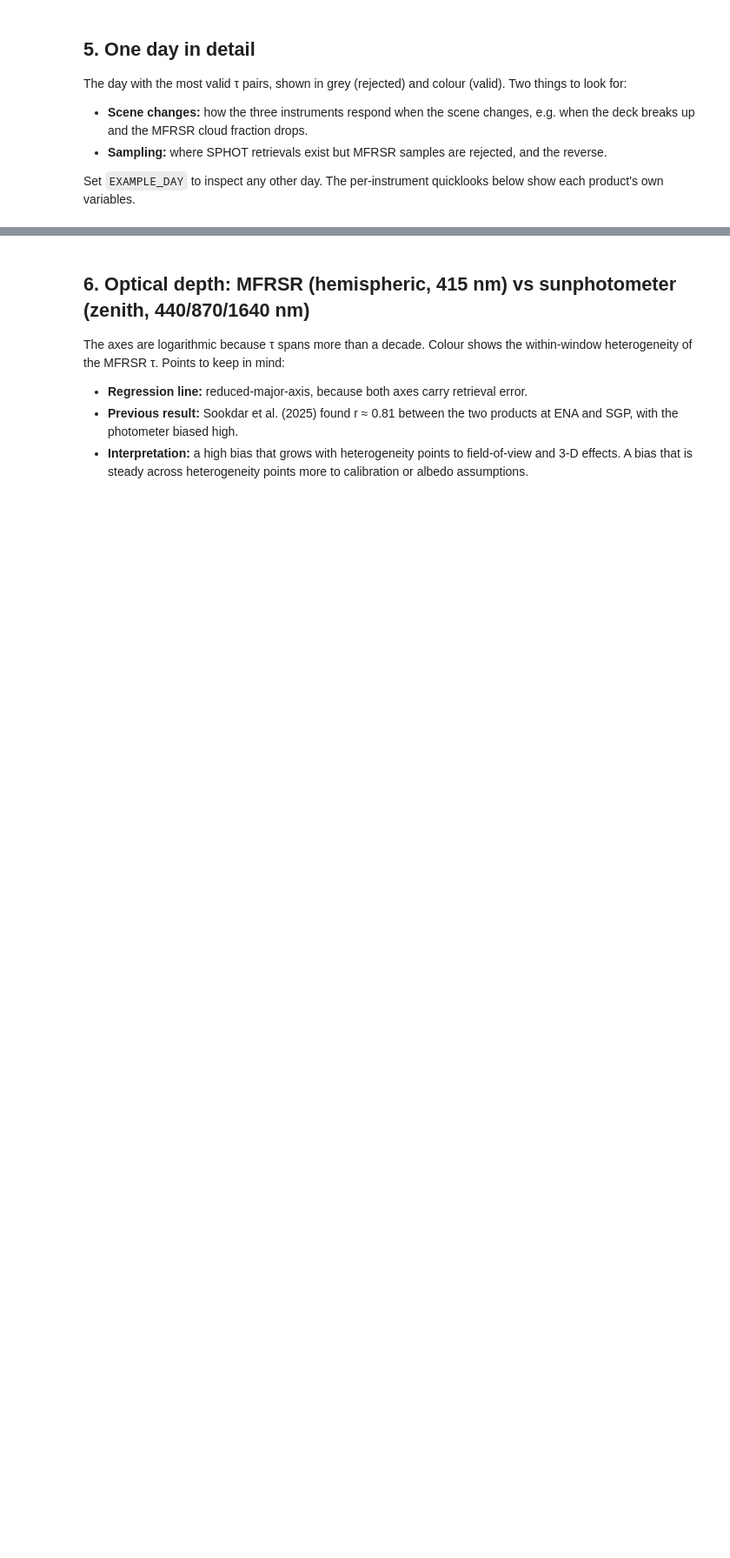
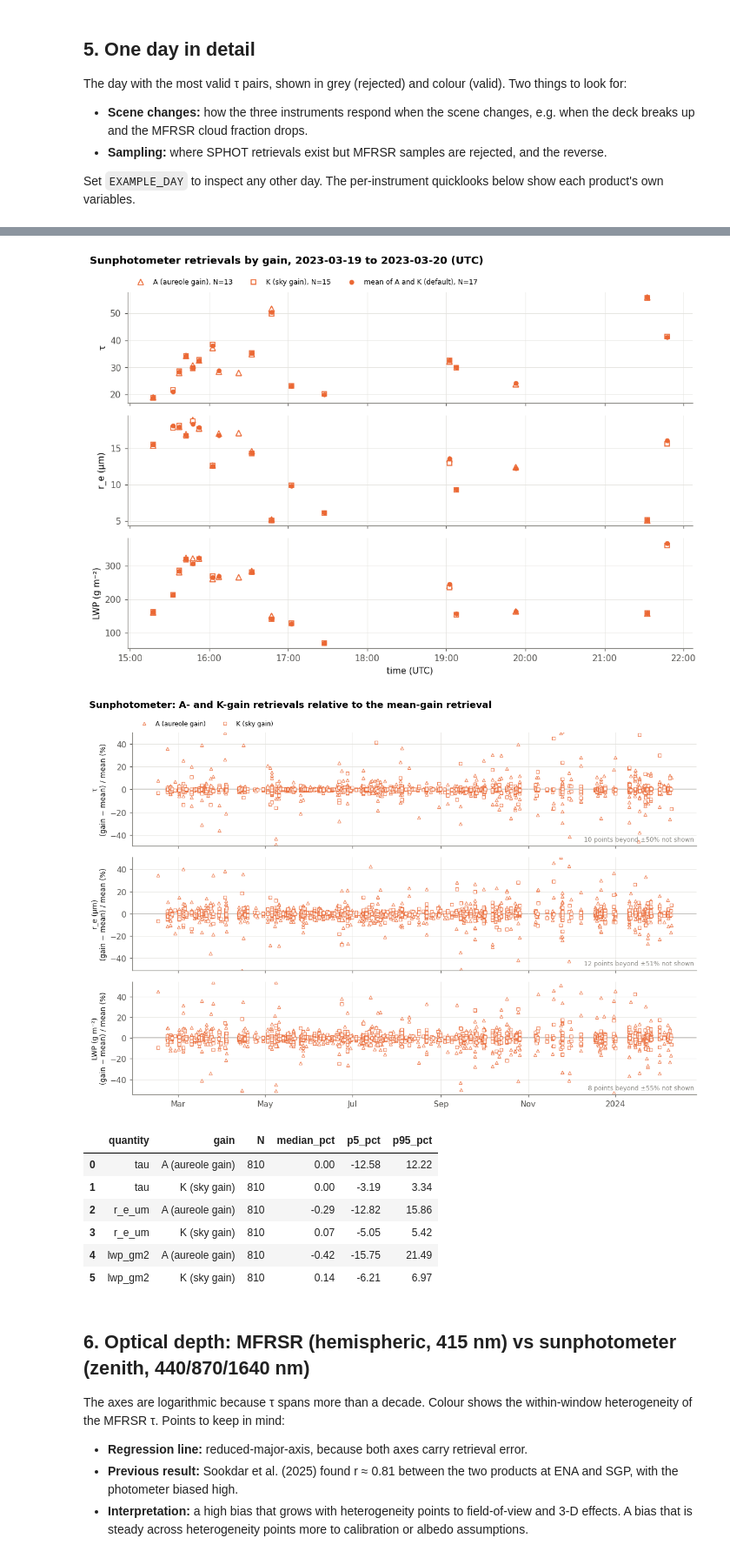
Before and after one commit to andrewjbuggee/Python-Research, a Jupyter notebook: EPCAPE/comparisons/cloud_optical_properties/compare_cloud_optical_properties.ipynb, the cells around one changed output, grey strips where cells are left out. Shown at 87% size. Drawn from its saved outputs; the diff is of its cells as text; code cells hidden in the pictures; blank space fills up the shorter version.

```diff
--- a/EPCAPE/comparisons/cloud_optical_properties/compare_cloud_optical_properties.ipynb
+++ b/EPCAPE/comparisons/cloud_optical_properties/compare_cloud_optical_properties.ipynb
@@ -173,11 +163,14 @@ These printouts check assumptions in the code against the real files:
 - **`input_datastreams`:** which datastreams the MFRSR VAP used. The MWR one decides whether MFRSR r_e is tied to `mwrlos` or to another MWR retrieval.
 # %%
 if "retrieval_flag" in sphot:
-    vals, counts = np.unique(sphot["retrieval_flag"].values[np.isfinite(sphot["retrieval_flag"].values)],
-                             return_counts=True)
-    print("SPHOT retrieval_flag meanings:", qc.flag_meanings(sphot["retrieval_flag"]) or "not described in file")
-    print("  values and counts:", dict(zip(vals.astype(int).tolist(), counts.tolist())))
-    print("  attributes:", {k: v for k, v in sphot["retrieval_flag"].attrs.items() if k != "long_name"})
+    print(f"SPHOT retrieval_flag tests (gain: {sphot.attrs['gain']}); percentages of all retrievals:")
+    display(qc.bit_breakdown(sphot["retrieval_flag"]).round(1))
+alb858 = sphotcod.albedo_at(sphot, 858.0)
+if alb858 is not None:
+    a = alb858.values[np.isfinite(alb858.values)]
+    print(f"MODIS white-sky albedo assumed at 858 nm: median {np.median(a):.3f}, "
+          f"5th-95th percentile {np.percentile(a, 5):.3f}-{np.percentile(a, 95):.3f} (N = {a.size} retrievals)")
+
 if "lwp_source" in mfrsr:
     print("\nMFRSR lwp_source meanings:", qc.flag_meanings(mfrsr["lwp_source"]) or "not described in file")
 print(f"MFRSR samples with r_e from MWR LWP (r_e != 8.00 um): "
@@ -283,6 +301,8 @@ target = {
 for opt in ("tau_std", "r_e_std_um", "lwp_std_gm2", "sza_deg"):
     if opt in sphot:
         target[f"sphot_{opt}"] = sphot[opt]
+if alb858 is not None:
+    target["sphot_albedo_858nm"] = alb858
 
 matched = collocate.match_to_times(target, sources, WINDOW_HALF_WIDTH_MIN)
 
@@ -323,3 +364,18 @@ show(mwr_plots.quicklook_day(mwr, c_mwr, EXAMPLE_DAY), f"03c_mwr_{EXAMPLE_DAY}")
+# %%
+show(sphot_plots.gain_timeseries(sphot_raw, sphot_crit, EXAMPLE_DAY), f"03d_sphot_gains_{EXAMPLE_DAY}")
+fig, gain_table = sphot_plots.gain_differences(sphot_raw, sphot_crit)
+show(fig, "03e_sphot_gain_differences")
+display(gain_table.round(2))
+# %% [output]
+[figure, added]
+[figure, added]
+|  | quantity | gain | N | median_pct | p5_pct | p95_pct |
+| 0 | tau | A (aureole gain) | 810 | 0.00 | -12.58 | 12.22 |
+| 1 | tau | K (sky gain) | 810 | 0.00 | -3.19 | 3.34 |
+| 2 | r_e_um | A (aureole gain) | 810 | -0.29 | -12.82 | 15.86 |
+| 3 | r_e_um | K (sky gain) | 810 | 0.07 | -5.05 | 5.42 |
+| 4 | lwp_gm2 | A (aureole gain) | 810 | -0.42 | -15.75 | 21.49 |
+| 5 | lwp_gm2 | K (sky gain) | 810 | 0.14 | -6.21 | 6.97 |
 # %% [markdown]
 ## 6. Optical depth: MFRSR (hemispheric, 415 nm) vs sunphotometer (zenith, 440/870/1640 nm)
 
```
Also changed, not shown: parts of 24 cells of this notebook, 39 other files.
